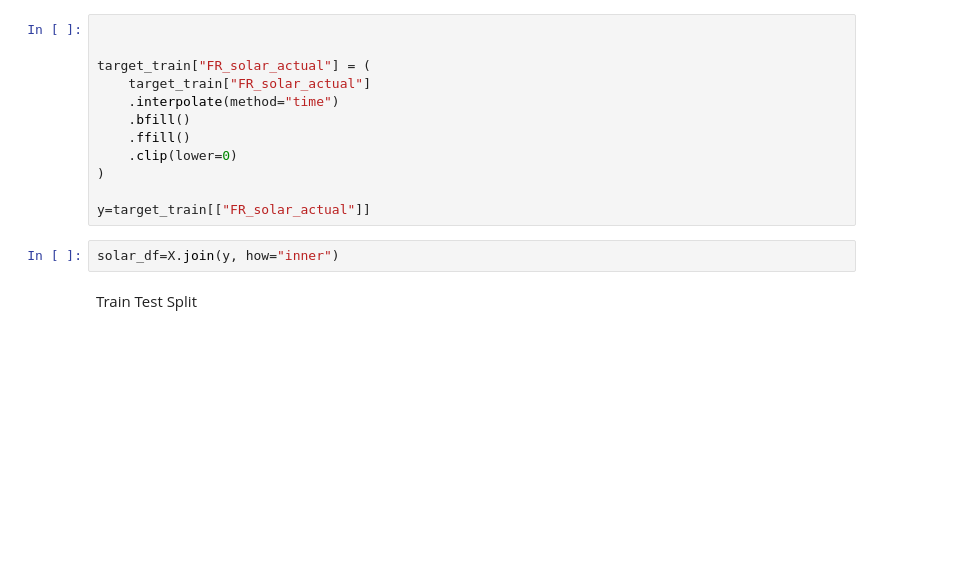
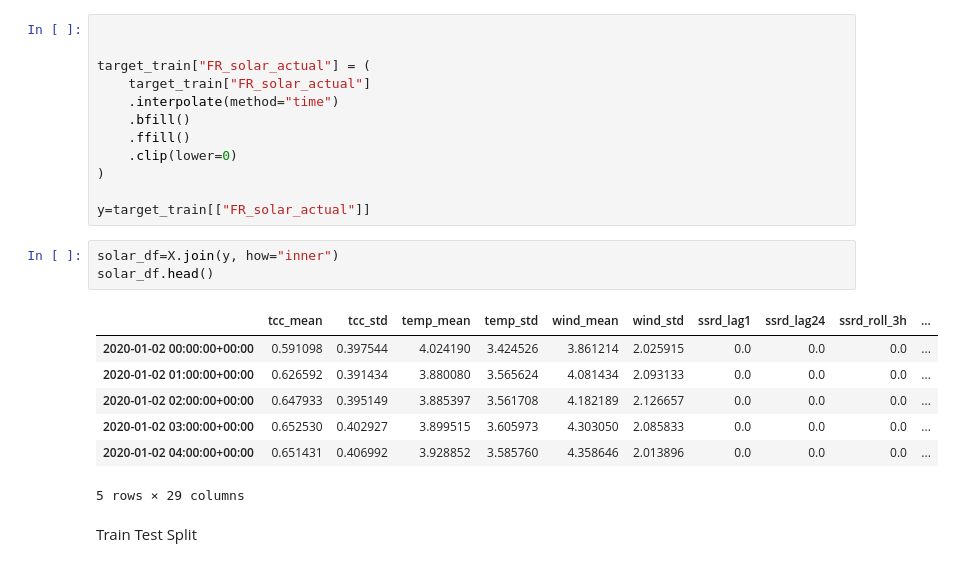
Before and after one commit to Iflorou/Electricity-forecasting-challenge, a Jupyter notebook: notebooks/02_kpler_solar.ipynb, the cells around one changed output. Saved outputs shown, nothing was run; the diff lists cells and outputs as text; blank space fills up the shorter version.

```diff
--- a/notebooks/02_kpler_solar.ipynb
+++ b/notebooks/02_kpler_solar.ipynb
@@ -355,6 +356,15 @@ target_train["FR_solar_actual"] = (
 y=target_train[["FR_solar_actual"]]
 # %%
 solar_df=X.join(y, how="inner")
+solar_df.head()
+# %% [output]
+|  | tcc_mean | tcc_std | temp_mean | temp_std | wind_mean | wind_std | ssrd_lag1 | ssrd_lag24 | ssrd_roll_3h | ... |
+| 2020-01-02 00:00:00+00:00 | 0.591098 | 0.397544 | 4.024190 | 3.424526 | 3.861214 | 2.025915 | 0.0 | 0.0 | 0.0 | ... |
+| 2020-01-02 01:00:00+00:00 | 0.626592 | 0.391434 | 3.880080 | 3.565624 | 4.081434 | 2.093133 | 0.0 | 0.0 | 0.0 | ... |
+| 2020-01-02 02:00:00+00:00 | 0.647933 | 0.395149 | 3.885397 | 3.561708 | 4.182189 | 2.126657 | 0.0 | 0.0 | 0.0 | ... |
+| 2020-01-02 03:00:00+00:00 | 0.652530 | 0.402927 | 3.899515 | 3.605973 | 4.303050 | 2.085833 | 0.0 | 0.0 | 0.0 | ... |
+| 2020-01-02 04:00:00+00:00 | 0.651431 | 0.406992 | 3.928852 | 3.585760 | 4.358646 | 2.013896 | 0.0 | 0.0 | 0.0 | ... |
+5 rows × 29 columns
 # %% [markdown]
 Train Test Split
 # %%
```
Also changed, not shown: parts of 6 cells of this notebook, 5 other files.
